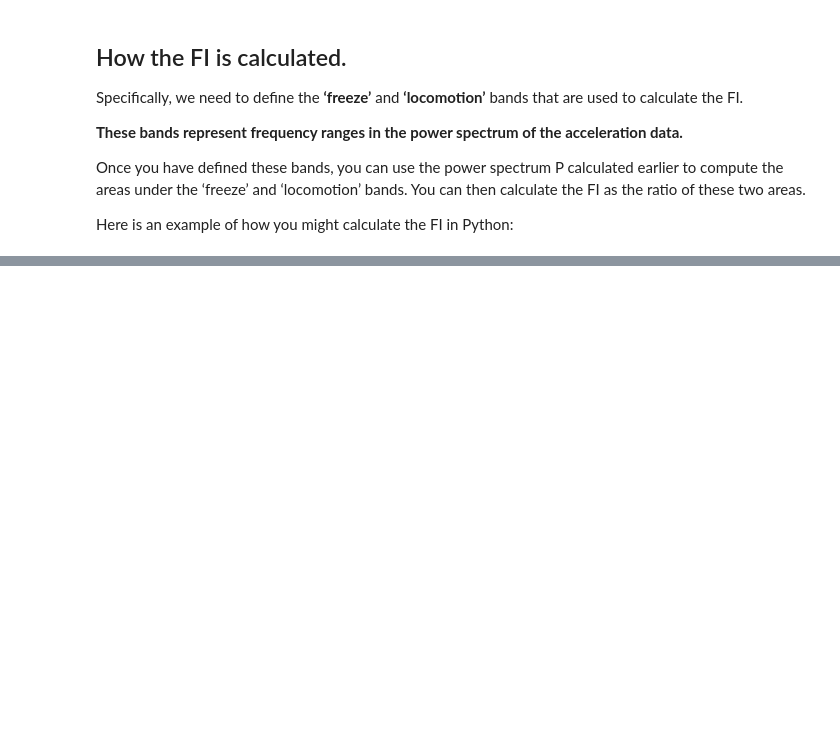
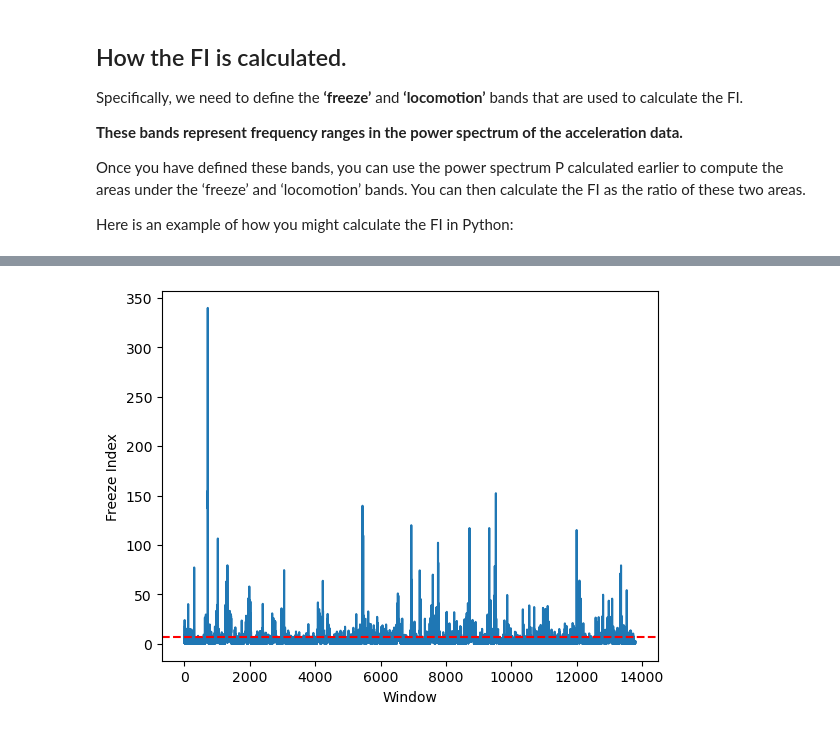
Before and after one commit to JO-HEEJIN/AI, a Jupyter notebook: fog-fi-by-momo.ipynb, the cells around one changed output, grey strips where cells are left out. Saved outputs shown, nothing was run; the diff lists cells and outputs as text; code cells hidden in the pictures; blank space fills up the shorter version.

```diff
--- a/fog-fi-by-momo.ipynb
+++ b/fog-fi-by-momo.ipynb
@@ -148,0 +170,5 @@ To extract power spectra from acceleration data, you can use a mathematical tool
+# %%
+df_train_defog = pd.concat([get_data(f) for f in train_defog])
+df_train_tdcsfog = pd.concat([get_data(f) for f in train_tdcsfog])
+df_train = pd.concat([df_train_defog, df_train_tdcsfog])
+print(df_train.columns)
@@ -149 +179,5 @@ To extract power spectra from acceleration data, you can use a mathematical tool
+# %%
+defog_acc = df_train_defog['AccV'].values
+tdcs_acc = df_train_tdcsfog['AccV'].values
+acc = df_train['AccV'].values
 # %%
@@ -178,0 +296,35 @@ FI = freeze_area / locomotion_area
+# %%
+
+# Define the sampling frequency, window length, and threshold
+sf = 128  # Hz
+win_sec = 4  # seconds
+threshold = 7.0
+
+# Calculate the number of samples per window
+win_size = int(win_sec * sf)
+
+# Calculate the number of windows in the data
+n_windows = len(tdcs_acc) // win_size
+
+# Initialize an array to store the FI values
+fi_values = np.zeros(n_windows)
+
+# Loop over each window of data
+for i in range(n_windows):
+    # Get the current window of data
+    start = i * win_size
+    stop = start + win_size
+    data_win = tdcs_acc[start:stop]
+
+    # Calculate the Freeze Index (FI) for this window
+    fi = freeze_index(data_win, sf)
+    fi_values[i] = fi
+
+# Plot the FI values and the threshold
+plt.plot(fi_values)
+plt.axhline(threshold, color='r', linestyle='--')
+plt.xlabel('Window')
+plt.ylabel('Freeze Index')
+plt.show()
+# %% [output]
+[figure, added]
```
Also changed, not shown: parts of 19 cells of this notebook.
